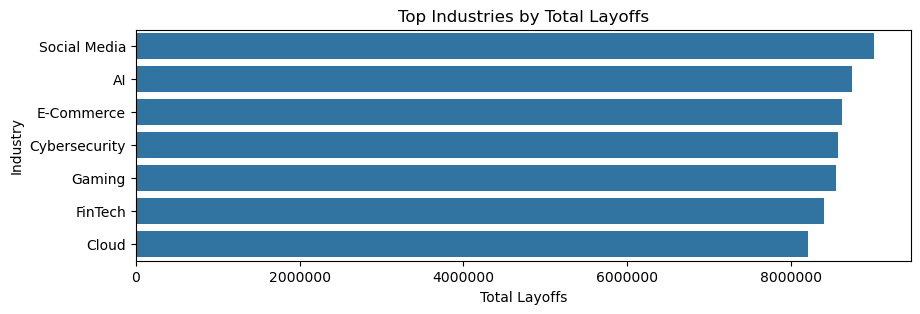
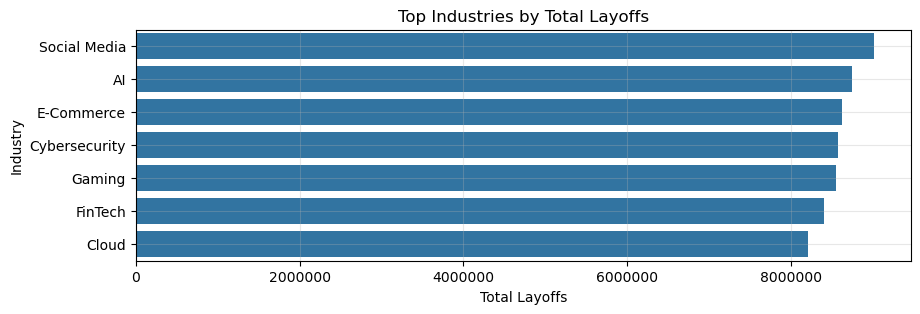
Code edit (unified diff) that turned the first committed figure into the second:
--- before
+++ after
@@ -6,4 +6,5 @@
 )
 
+plt.grid(alpha=0.3)
 plt.xlabel("Total Layoffs")
 plt.ylabel("Industry")

Commit: initial commit